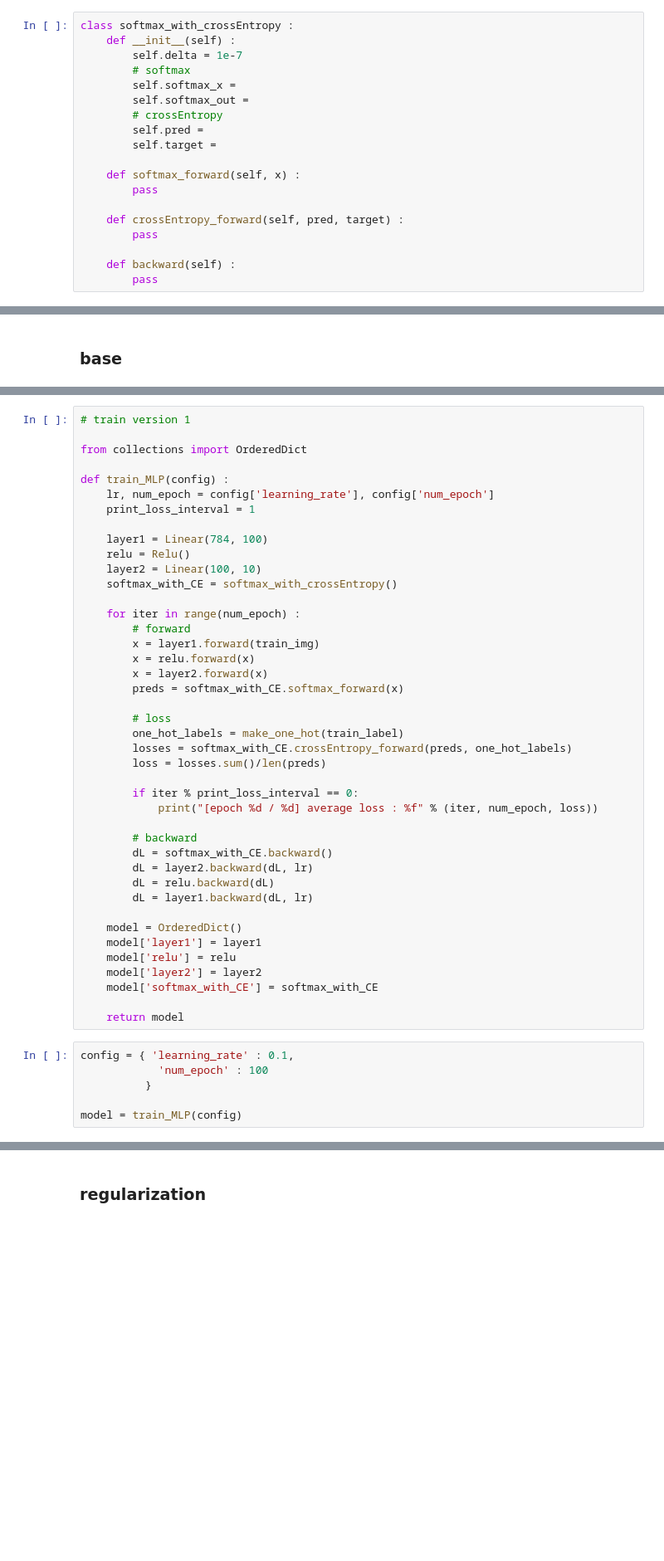
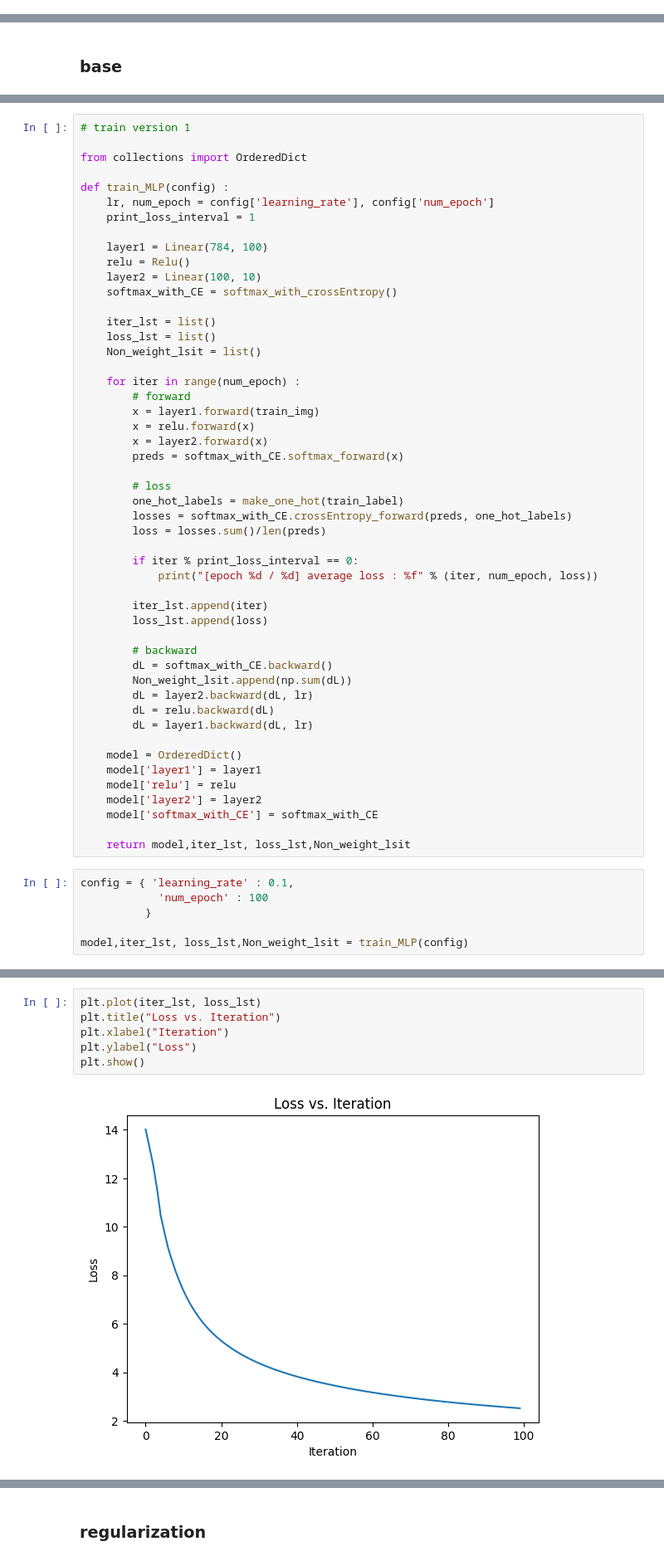
Before and after one commit to YangDongJae/ML, a Jupyter notebook: KOREATECH/assign04/assign04.ipynb, the cells around one changed output, grey strips where cells are left out. Shown at 83% size. Cells and saved outputs as stored; diff of their text form; blank space fills up the shorter version.

```diff
--- a/KOREATECH/assign04/assign04.ipynb
+++ b/KOREATECH/assign04/assign04.ipynb
@@ -70,22 +77,3 @@ class Relu :
     def backward(self, dout) :
         dout[self.mask] = 0
         return dout
-# %%
-class softmax_with_crossEntropy :
-    def __init__(self) :
-        self.delta = 1e-7
-        # softmax
-        self.softmax_x =
-        self.softmax_out =
-        # crossEntropy
-        self.pred =
-        self.target =
-
-    def softmax_forward(self, x) :
-        pass
-
-    def crossEntropy_forward(self, pred, target) :
-        pass
-
-    def backward(self) :
-        pass
@@ -121,6 +139,10 @@ def train_MLP(config) :
     relu = Relu()
     layer2 = Linear(100, 10)
     softmax_with_CE = softmax_with_crossEntropy()
+
+    iter_lst = list()
+    loss_lst = list()
+    Non_weight_lsit = list()
 
     for iter in range(num_epoch) :
         # forward
@@ -137,8 +159,12 @@ def train_MLP(config) :
         if iter % print_loss_interval == 0:
             print("[epoch %d / %d] average loss : %f" % (iter, num_epoch, loss))
 
+        iter_lst.append(iter)
+        loss_lst.append(loss)
+
         # backward
         dL = softmax_with_CE.backward()
+        Non_weight_lsit.append(np.sum(dL))
         dL = layer2.backward(dL, lr)
         dL = relu.backward(dL)
         dL = layer1.backward(dL, lr)
@@ -149,10 +175,10 @@ def train_MLP(config) :
     model['layer2'] = layer2
     model['softmax_with_CE'] = softmax_with_CE
 
-    return model
+    return model,iter_lst, loss_lst,Non_weight_lsit
 # %%
 config = { 'learning_rate' : 0.1,
             'num_epoch' : 100
           }
 
-model = train_MLP(config)
+model,iter_lst, loss_lst,Non_weight_lsit = train_MLP(config)
@@ -159,3 +203,11 @@ model = train_MLP(config)
+# %%
+plt.plot(iter_lst, loss_lst)
+plt.title("Loss vs. Iteration")
+plt.xlabel("Iteration")
+plt.ylabel("Loss")
+plt.show()
+# %% [output]
+[figure, added]
 # %%
 def eval(model, train_version = True) :
     if train_version :
```
Also changed, not shown: parts of 15 cells of this notebook, 5 other files.
